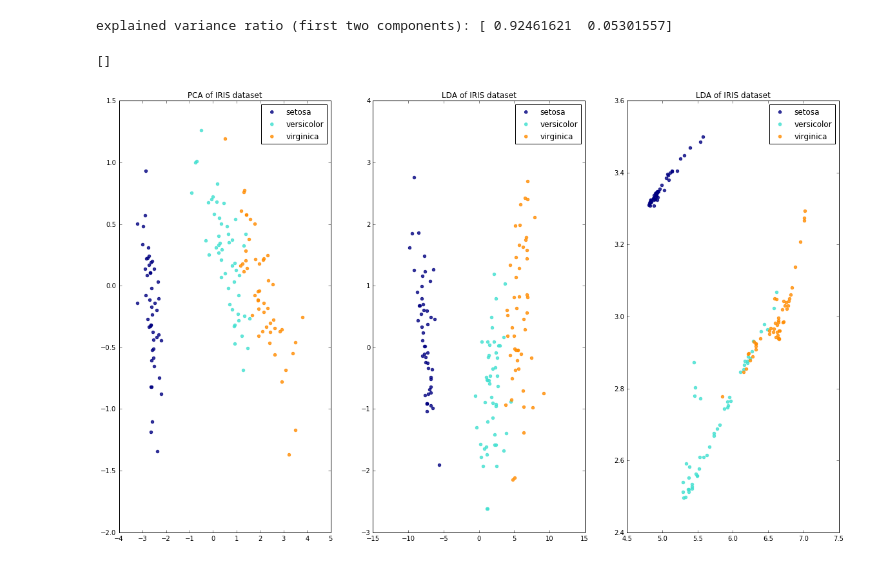
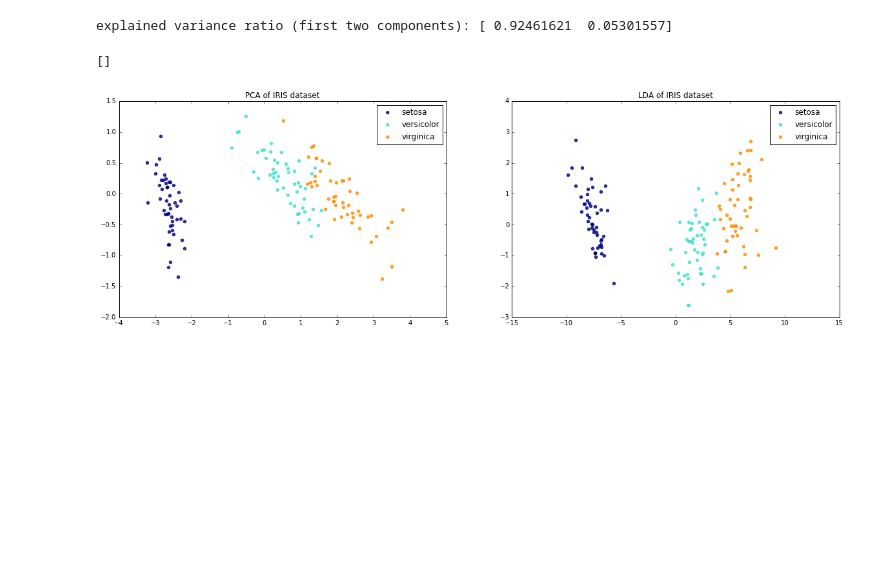
Before and after one commit to no85j/20171014, a Jupyter notebook: no85jtest.ipynb, the cells around one changed output. Drawn from its saved outputs; the diff is of its cells as text; code cells hidden in the pictures; blank space fills up the shorter version.

```diff
--- a/no85jtest.ipynb
+++ b/no85jtest.ipynb
@@ -26,37 +22,29 @@ X_r3 = kpca.inverse_transform(X_kpca)
 # %%
 print('explained variance ratio (first two components): %s'
       % str(pca.explained_variance_ratio_))
 
 
-fig, [ax1,ax2,ax3] = plt.subplots(1,3, figsize=(20, 12))
+fig, [ax1,ax2] = plt.subplots(1,2, figsize=(20, 6))
 
 colors = ['navy', 'turquoise', 'darkorange']
 
 for color, i, target_name in zip(colors, [0, 1, 2], target_names):
     ax1.scatter(X_r[y == i, 0], X_r[y == i, 1], color=color, alpha=.8,
                 label=target_name)
 ax1.legend(loc='best', shadow=False, scatterpoints=1)
 ax1.set_title('PCA of IRIS dataset')
 
 ax1.plot()
 
 
 for color, i, target_name in zip(colors, [0, 1, 2], target_names):
     ax2.scatter(X_r2[y == i, 0], X_r2[y == i, 1], alpha=.8, color=color,
                 label=target_name)
 ax2.legend(loc='best', shadow=False, scatterpoints=1)
 ax2.set_title('LDA of IRIS dataset')
 
 ax2.plot()
-
-for color, i, target_name in zip(colors, [0, 1, 2], target_names):
-    ax3.scatter(X_r3[y == i, 0], X_r3[y == i, 1], alpha=.8, color=color,
-                label=target_name)
-ax3.legend(loc='best', shadow=False, scatterpoints=1)
-ax3.set_title('LDA of IRIS dataset')
-
-ax3.plot()
 # %% [output]
 explained variance ratio (first two components): [ 0.92461621  0.05301557]
 []
-[figure, old version]
+[figure, new version]
```
Also changed, not shown: parts of 1 cell of this notebook.
